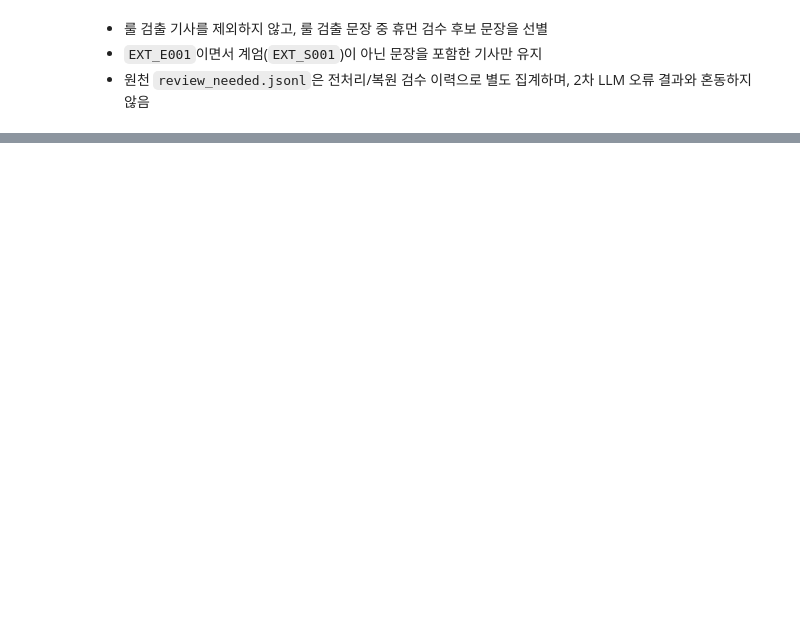
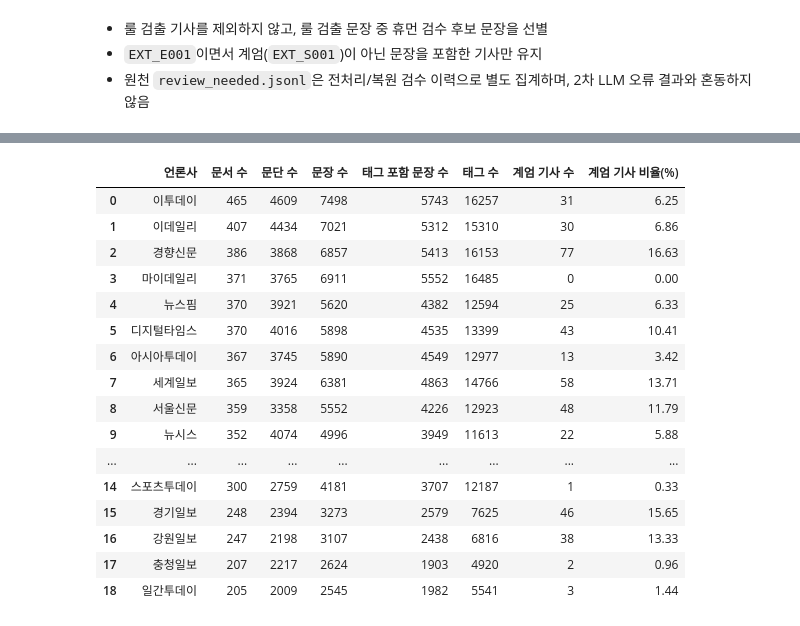
Before and after one commit to sosodoit/ner, a Jupyter notebook: run_rule_pipeline.ipynb, the cells around one changed output, grey strips where cells are left out. Drawn from its saved outputs; the diff is of its cells as text; code cells hidden in the pictures; blank space fills up the shorter version.

```diff
--- a/run_rule_pipeline.ipynb
+++ b/run_rule_pipeline.ipynb
@@ -361,0 +563,79 @@ WindowsPath('C:/work/ner/data/org/all_pass_ner_tagged_1/filtered_by_rule_pipelin
+# %%
+# 언론사별 필터링 결과를 한 번에 확인합니다.
+import re
+
+RESULT_DIR = Path(r"C:\work\ner\data\org\all_pass_ner_tagged_2\random_sample_1000\filtered_by_rule_pipeline")
+available_press = sorted(path.stem for path in RESULT_DIR.glob("*.json"))
+summary_rows = []
+
+for press in available_press:
+    data = json.loads((RESULT_DIR / f"{press}.json").read_text(encoding="utf-8"))
+    documents = data.get("document", [])
+    paragraphs = [
+        paragraph
+        for document in documents
+        for paragraph in document.get("paragraph", [])
+    ]
+    sentences = [
+        sentence.get("form", "")
+        for paragraph in paragraphs
+        for sentence in paragraph.get("sentence", [])
+    ]
+    tag_count = sum(len(re.findall(r"<[^<>]*?:\s*[A-Z]{2}>", form)) for form in sentences)
+    tagged_sentence_count = sum(bool(re.search(r"<[^<>]*?:\s*[A-Z]{2}>", form)) for form in sentences)
+    summary_rows.append({
+        "언론사": press,
+        "문서 수": len(documents),
+        "문단 수": len(paragraphs),
+        "문장 수": len(sentences),
+        "태그 포함 문장 수": tagged_sentence_count,
+        "태그 수": tag_count,
+    })
+
+summary = (
+    pd.DataFrame(summary_rows)
+    .sort_values("문서 수", ascending=False)
+    .reset_index(drop=True)
+)
+
+# 계엄 기사는 필터링 결과에서 제외되므로 별도 목록에서 언론사별로 집계합니다.
+martial_law_path = RESULT_DIR / "martial_law_article_ids.csv"
+if martial_law_path.exists():
+    martial_law_counts = (
+        pd.read_csv(martial_law_path, encoding="utf-8-sig")
+        .groupby("press")
+        .size()
+        .rename("계엄 기사 수")
+    )
+    summary = summary.merge(
+        martial_law_counts,
+        left_on="언론사",
+        right_index=True,
+        how="left",
+    )
+else:
+    summary["계엄 기사 수"] = 0
+
+summary["계엄 기사 수"] = summary["계엄 기사 수"].fillna(0).astype(int)
+summary["계엄 기사 비율(%)"] = (
+    summary["계엄 기사 수"] / (summary["문서 수"] + summary["계엄 기사 수"]) * 100
+).round(2)
+summary
+# %% [output]
+|  | 언론사 | 문서 수 | 문단 수 | 문장 수 | 태그 포함 문장 수 | 태그 수 | 계엄 기사 수 | 계엄 기사 비율(%) |
+| 0 | 이투데이 | 465 | 4609 | 7498 | 5743 | 16257 | 31 | 6.25 |
+| 1 | 이데일리 | 407 | 4434 | 7021 | 5312 | 15310 | 30 | 6.86 |
+| 2 | 경향신문 | 386 | 3868 | 6857 | 5413 | 16153 | 77 | 16.63 |
+| 3 | 마이데일리 | 371 | 3765 | 6911 | 5552 | 16485 | 0 | 0.00 |
+| 4 | 뉴스핌 | 370 | 3921 | 5620 | 4382 | 12594 | 25 | 6.33 |
+| 5 | 디지털타임스 | 370 | 4016 | 5898 | 4535 | 13399 | 43 | 10.41 |
+| 6 | 아시아투데이 | 367 | 3745 | 5890 | 4549 | 12977 | 13 | 3.42 |
+| 7 | 세계일보 | 365 | 3924 | 6381 | 4863 | 14766 | 58 | 13.71 |
+| 8 | 서울신문 | 359 | 3358 | 5552 | 4226 | 12923 | 48 | 11.79 |
+| 9 | 뉴시스 | 352 | 4074 | 4996 | 3949 | 11613 | 22 | 5.88 |
+| ... | ... | ... | ... | ... | ... | ... | ... | ... |
+| 14 | 스포츠투데이 | 300 | 2759 | 4181 | 3707 | 12187 | 1 | 0.33 |
+| 15 | 경기일보 | 248 | 2394 | 3273 | 2579 | 7625 | 46 | 15.65 |
+| 16 | 강원일보 | 247 | 2198 | 3107 | 2438 | 6816 | 38 | 13.33 |
+| 17 | 충청일보 | 207 | 2217 | 2624 | 1903 | 4920 | 2 | 0.96 |
+| 18 | 일간투데이 | 205 | 2009 | 2545 | 1982 | 5541 | 3 | 1.44 |
```
Also changed, not shown: parts of 15 cells of this notebook, 2 other files.
